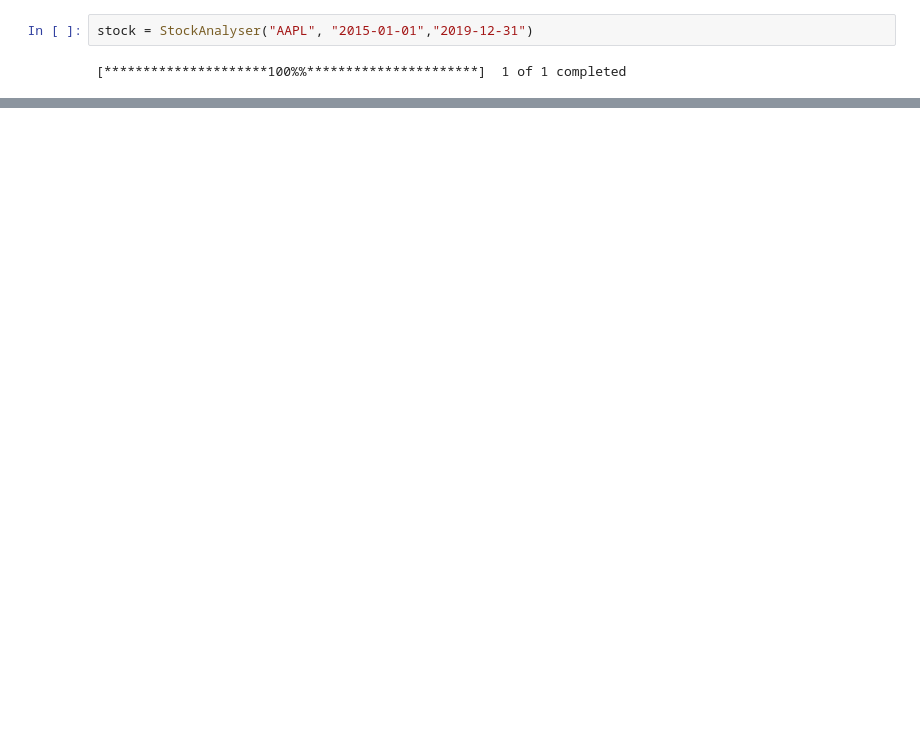
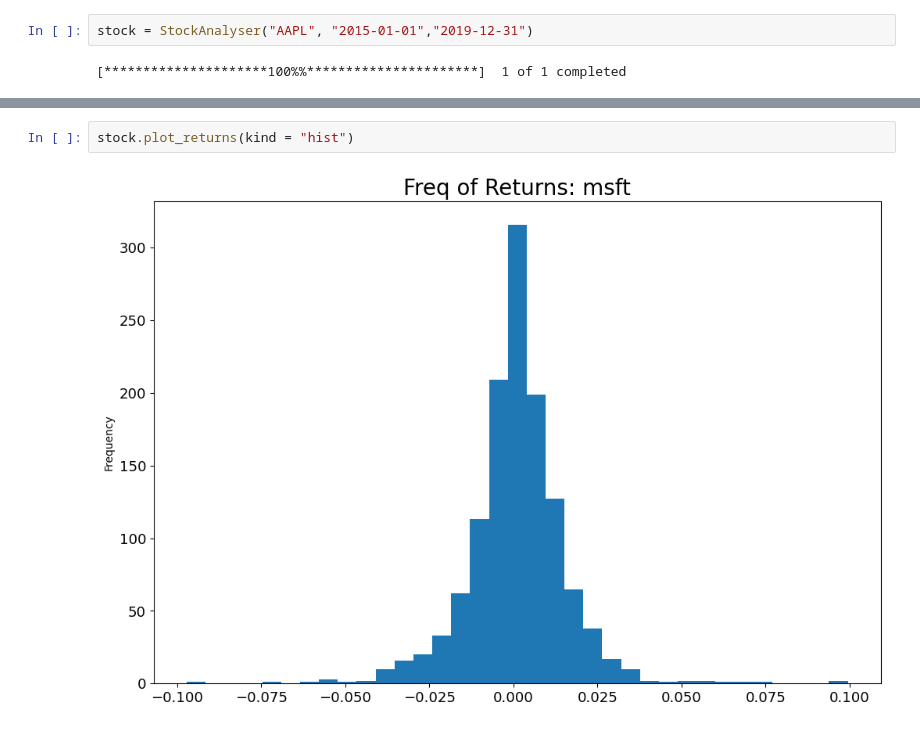
Before and after one commit to Eddrick-23/Algotrading, a Jupyter notebook: StockAnalyser.ipynb, the cells around one changed output, grey strips where cells are left out. Saved outputs shown, nothing was run; the diff lists cells and outputs as text; blank space fills up the shorter version.

```diff
--- a/StockAnalyser.ipynb
+++ b/StockAnalyser.ipynb
@@ -40,0 +89,4 @@ stock.data
+# %%
+stock.plot_returns(kind = "hist")
+# %% [output]
+[figure, added]
```
Also changed, not shown: parts of 8 cells of this notebook.
